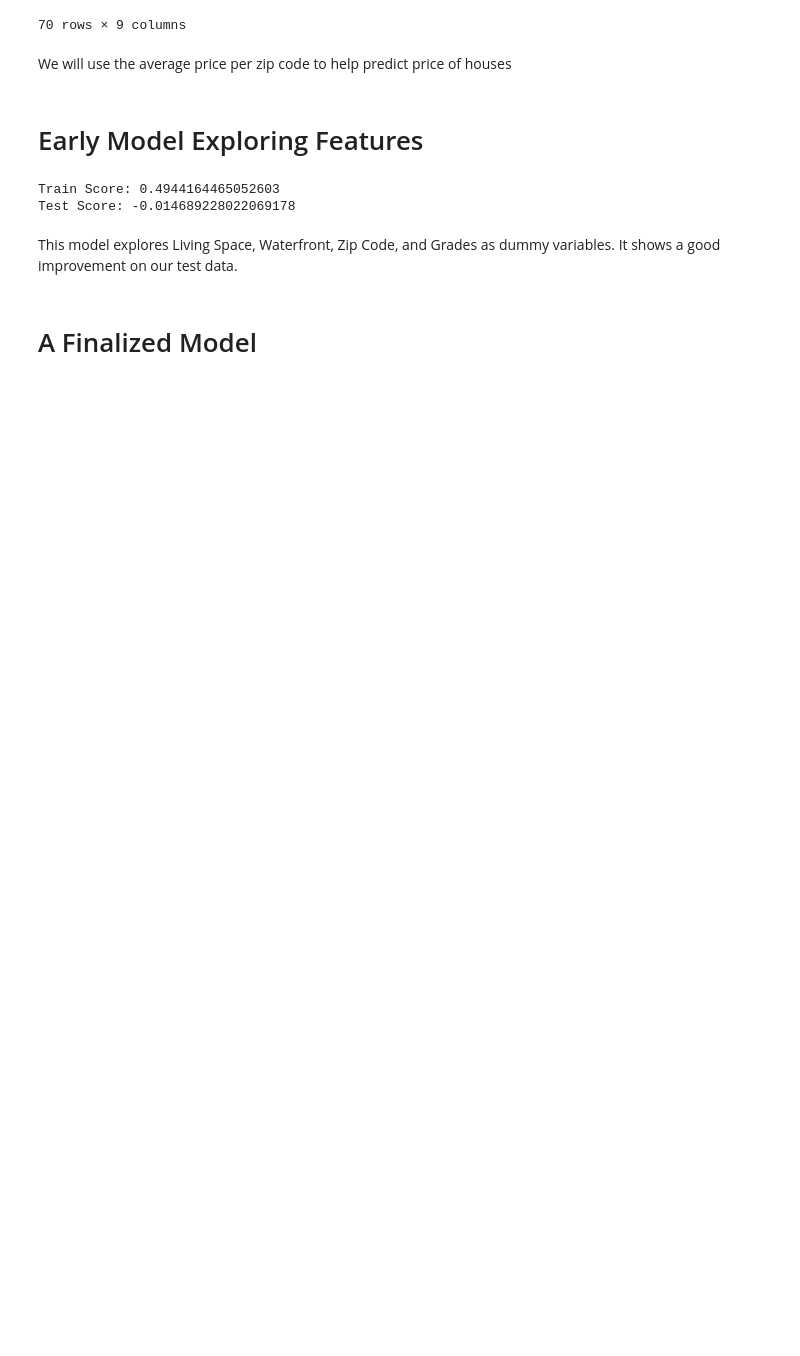
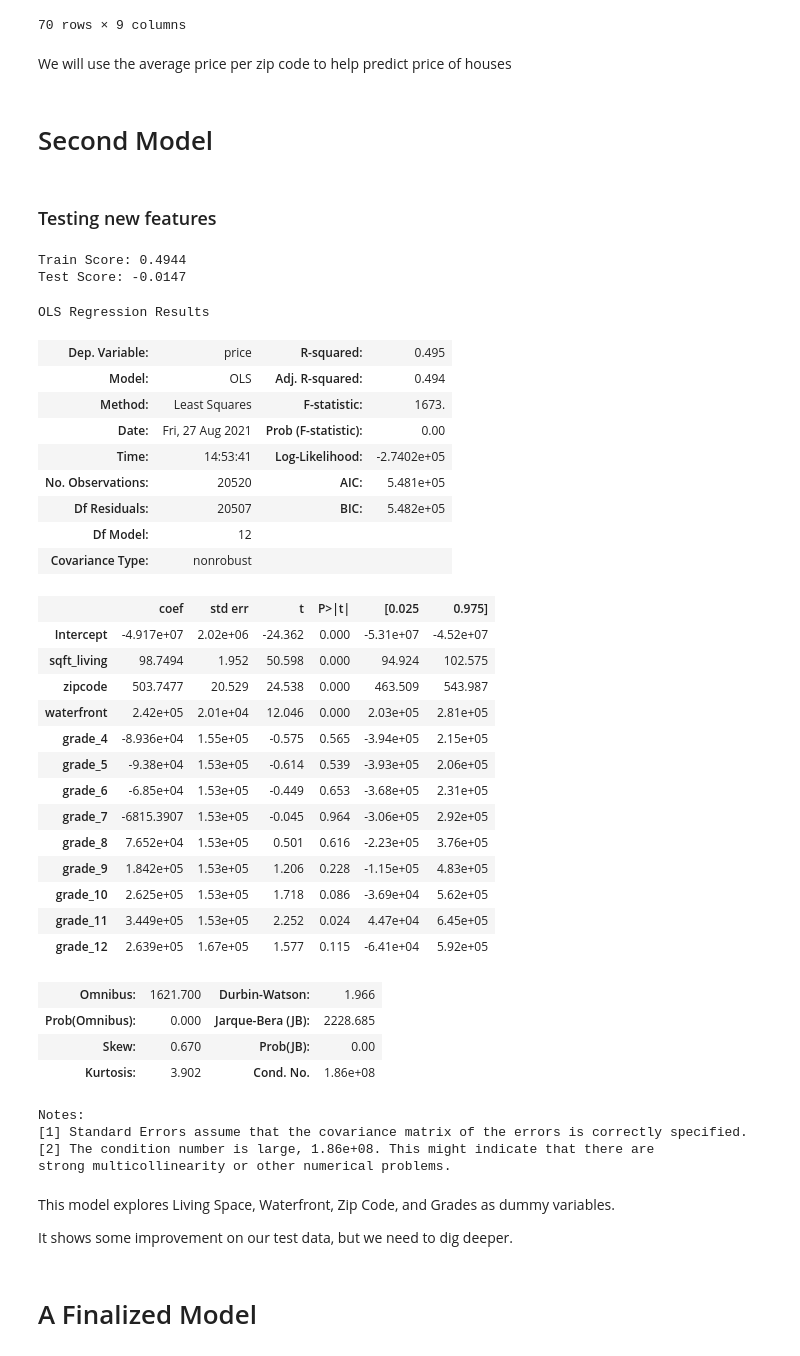
Before and after one commit to SethKauf/King_County_Avocoders_Group_3, a Jupyter notebook: Final Notebook.ipynb, the cells around one changed output. Saved outputs shown, nothing was run; the diff lists cells and outputs as text; code cells hidden in the pictures; blank space fills up the shorter version.

```diff
--- a/Final Notebook.ipynb
+++ b/Final Notebook.ipynb
@@ -269,7 +269,9 @@ new_df
 We will use the average price per zip code to help predict price of houses
 # %% [markdown]
 
-# Early Model Exploring Features
+# Second Model
+# %% [markdown]
+### Testing new features
 # %%
 #Adding condition to see if any major improvements are found
 X=merged.drop(['id','date','lat','yr_renovated','long','view','sqft_lot','sqft_above','sqft_living15','price',
@@ -288,13 +290,52 @@ y_hat = model.predict(X_test)
 
 resid = Y_test-y_hat
 
-print(f"""Train Score: {model.score(X_train,Y_train)}
-Test Score: {metrics.r2_score(y_hat,Y_test)}""")
+print(f"""Train Score: {round(model.score(X_train,Y_train),4)}
+Test Score: {round(metrics.r2_score(y_hat,Y_test),4)}""")
 # %% [output]
-Train Score: 0.4944164465052603
-Test Score: -0.014689228022069178
+Train Score: 0.4944
+Test Score: -0.0147
+# %%
+formula2 = 'price ~ sqft_living + zipcode + waterfront + grade_4 + grade_5 + grade_6 + grade_7 + grade_8 + grade_9 + grade_10 + grade_11 + grade_12'
+model = ols(formula2, data=merged)
+model.fit().summary()
+# %% [output]
+OLS Regression Results
+| Dep. Variable: | price | R-squared: | 0.495 |
+| Model: | OLS | Adj. R-squared: | 0.494 |
+| Method: | Least Squares | F-statistic: | 1673. |
+| Date: | Fri, 27 Aug 2021 | Prob (F-statistic): | 0.00 |
+| Time: | 14:53:41 | Log-Likelihood: | -2.7402e+05 |
+| No. Observations: | 20520 | AIC: | 5.481e+05 |
+| Df Residuals: | 20507 | BIC: | 5.482e+05 |
+| Df Model: | 12 |  |  |
+| Covariance Type: | nonrobust |  |  |
+|  | coef | std err | t | P>|t| | [0.025 | 0.975] |
+| Intercept | -4.917e+07 | 2.02e+06 | -24.362 | 0.000 | -5.31e+07 | -4.52e+07 |
+| sqft_living | 98.7494 | 1.952 | 50.598 | 0.000 | 94.924 | 102.575 |
+| zipcode | 503.7477 | 20.529 | 24.538 | 0.000 | 463.509 | 543.987 |
+| waterfront | 2.42e+05 | 2.01e+04 | 12.046 | 0.000 | 2.03e+05 | 2.81e+05 |
+| grade_4 | -8.936e+04 | 1.55e+05 | -0.575 | 0.565 | -3.94e+05 | 2.15e+05 |
+| grade_5 | -9.38e+04 | 1.53e+05 | -0.614 | 0.539 | -3.93e+05 | 2.06e+05 |
+| grade_6 | -6.85e+04 | 1.53e+05 | -0.449 | 0.653 | -3.68e+05 | 2.31e+05 |
+| grade_7 | -6815.3907 | 1.53e+05 | -0.045 | 0.964 | -3.06e+05 | 2.92e+05 |
+| grade_8 | 7.652e+04 | 1.53e+05 | 0.501 | 0.616 | -2.23e+05 | 3.76e+05 |
+| grade_9 | 1.842e+05 | 1.53e+05 | 1.206 | 0.228 | -1.15e+05 | 4.83e+05 |
+| grade_10 | 2.625e+05 | 1.53e+05 | 1.718 | 0.086 | -3.69e+04 | 5.62e+05 |
+| grade_11 | 3.449e+05 | 1.53e+05 | 2.252 | 0.024 | 4.47e+04 | 6.45e+05 |
+| grade_12 | 2.639e+05 | 1.67e+05 | 1.577 | 0.115 | -6.41e+04 | 5.92e+05 |
+| Omnibus: | 1621.700 | Durbin-Watson: | 1.966 |
+| Prob(Omnibus): | 0.000 | Jarque-Bera (JB): | 2228.685 |
+| Skew: | 0.670 | Prob(JB): | 0.00 |
+| Kurtosis: | 3.902 | Cond. No. | 1.86e+08 |
+Notes:
+[1] Standard Errors assume that the covariance matrix of the errors is correctly specified.
+[2] The condition number is large, 1.86e+08. This might indicate that there are
+strong multicollinearity or other numerical problems.
 # %% [markdown]
-This model explores Living Space, Waterfront, Zip Code, and Grades as dummy variables. It shows a good improvement on our test data.
+This model explores Living Space, Waterfront, Zip Code, and Grades as dummy variables.
+
+It shows some improvement on our test data, but we need to dig deeper.
 # %% [markdown]
 # A Finalized Model
 # %%
```
Also changed, not shown: parts of 3 cells of this notebook, 9 other files.
